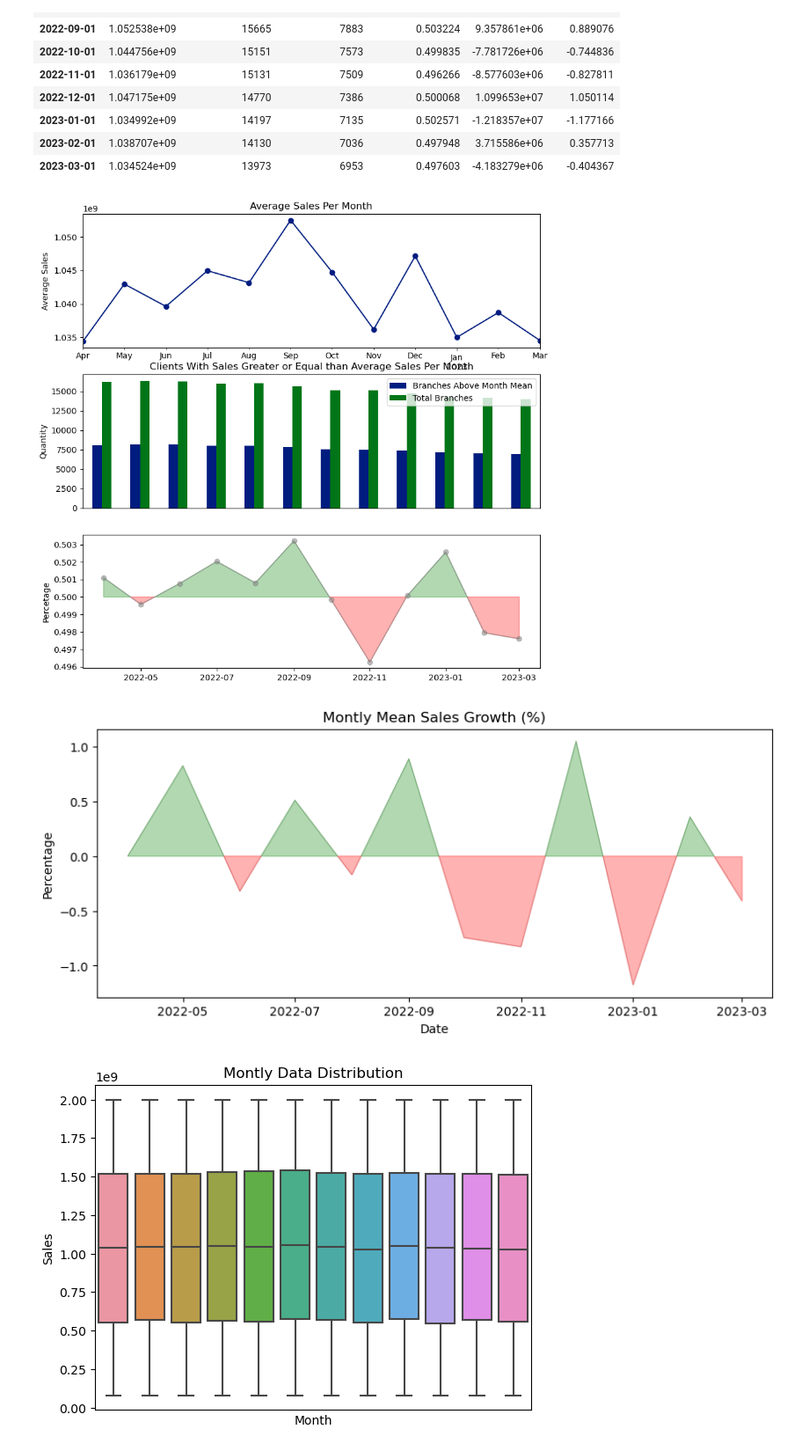
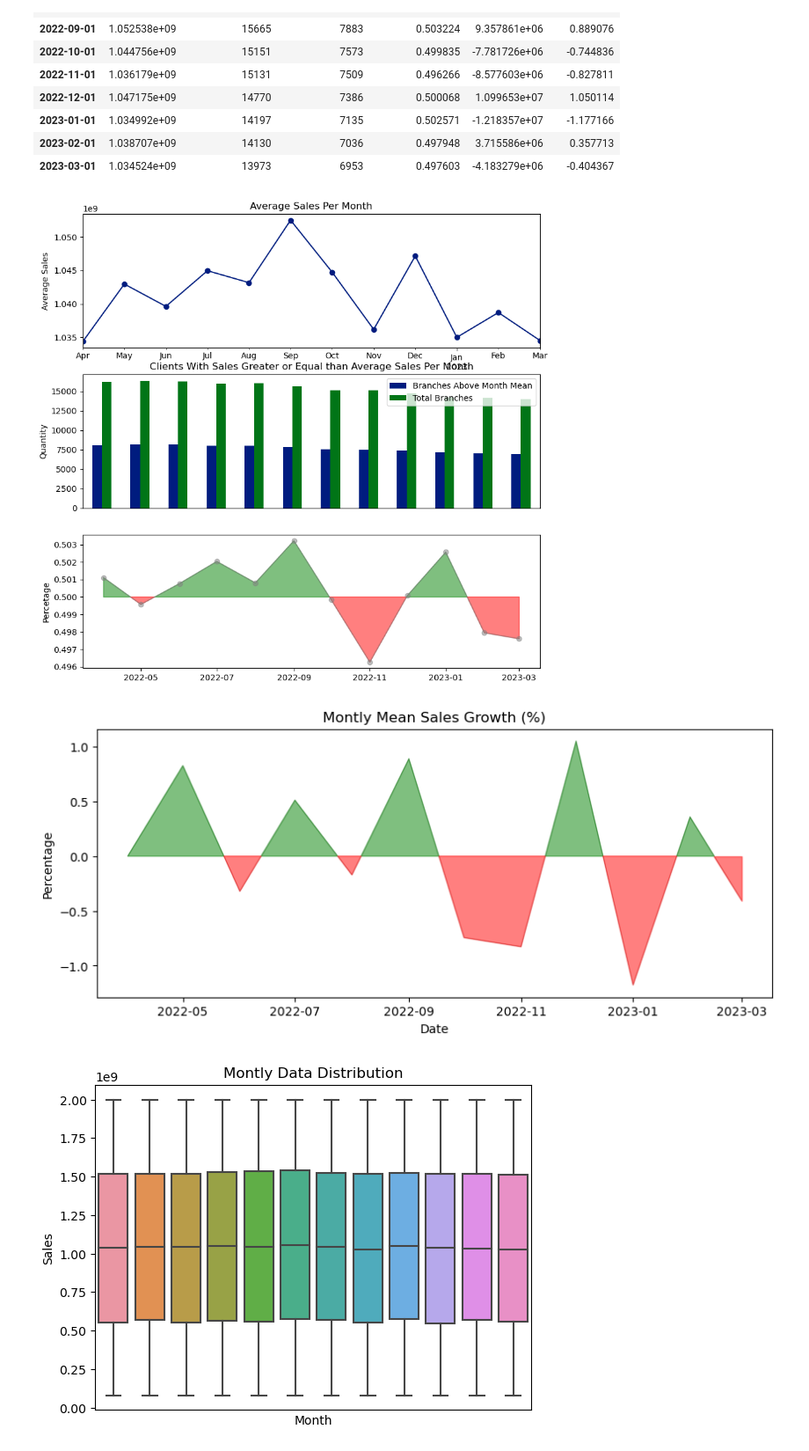
Before and after one commit to El-SebasV/Portfolio, a Jupyter notebook: Sales Forecasting/Sales_Time_Series_Forecast.ipynb, the cells around one changed output. Shown at 88% size. Drawn from its saved outputs; the diff is of its cells as text; code cells hidden in the pictures.

```diff
--- a/Sales Forecasting/Sales_Time_Series_Forecast.ipynb
+++ b/Sales Forecasting/Sales_Time_Series_Forecast.ipynb
@@ -156,18 +156,18 @@ def tweak_df(df):
         .rename(columns = lambda col: col.replace(' ', '_').lower())
         .assign(
             # Margin and growth margin percent
-            margin = df['Sales'] - df['Total Costs'] - df['Commisions'],
-            gm_perc = (df['Sales'] - df['Total Costs'] - df['Commisions']) / df['Sales'],
+            margin = lambda df_: df_.sales - df_.total_costs - df_.commisions,
+            gm_perc = lambda df_: (df_.sales - df_.total_costs - df_.commisions) / df_.sales,
             # Basic 10 bin segmentation
-            segmento = pd.cut(df['Sales'], 10),
+            segmento = lambda df_: pd.cut(df_.sales, 10),
         )
         # Dropping unnecesary columns
         .drop(columns = ['%_gm'])
         .sort_values('date')
     )
 
-df_ = tweak_df(df)
-df_.head()
+sales = tweak_df(df)
+sales.head()
 # %% [output]
 |  | identificador_cliente | nombre_cliente | date | cost_usd | financing_costs | anticipation_cost | ... |
 | 51561 | 510801543 | AAAABBB-6130 | 2022-04-01 | 22521351 | 63546527 | 26308069 | ... |
@@ -189,7 +189,8 @@ def avg_df(df):
     df2 = (df
         .assign(
             # Mark clients with sales greater or equal than mean month sales
-            above_avg_sales = np.where(df.sales >= df_.groupby('date')['sales'].transform('mean'), True, False).astype('bool'),
+            above_avg_sales = lambda df_: np.where(df_.sales >= sales.groupby('date')['sales']
+                                       .transform('mean'), True, False).astype('bool'),
         )
         .groupby('date')
         .agg({'sales' : 'mean', 'identificador_cliente' : 'count', 'above_avg_sales' : 'sum'})
@@ -207,7 +208,7 @@ def avg_df(df):
     )
 
 
-avg_sales = avg_df(df_)
+avg_sales = avg_df(sales)
 avg_sales
 # %% [output]
 |  | mean_sales | total_sales_count | above_avg_sales | clients_abv_mean | growth_qty | growth_perc |
@@ -230,11 +231,15 @@ fig, ax = plt.subplots(nrows = 3, figsize = (10, 10))
 
 # Plots
 avg_sales.plot(y = 'mean_sales', marker = 'o', legend = False, ax = ax[0])
-avg_sales.plot(kind = 'bar', y = ['above_avg_sales', 'total_sales_count'], ax = ax[1], xticks = [], )
+avg_sales.plot.bar(y = ['above_avg_sales', 'total_sales_count'], ax = ax[1], xticks = [])
 
 ax[2].plot(avg_sales.index, avg_sales.clients_abv_mean, marker = 'o', color = 'gray', alpha = 0.5)
-ax[2].fill_between(avg_sales.index, 0.5, avg_sales.clients_abv_mean, where = avg_sales.clients_abv_mean > 0.5, color = 'g', alpha = 0.3, interpolate = True)
-ax[2].fill_between(avg_sales.index, 0.5, avg_sales.clients_abv_mean, where = avg_sales.clients_abv_mean < 0.5, color = 'r', alpha = 0.3, interpolate = True)
+ax[2].fill_between(avg_sales.index, 0.5, avg_sales.clients_abv_mean,
+                   where = avg_sales.clients_abv_mean > 0.5, color = 'g',
+                   alpha = 0.5, interpolate = True)
+ax[2].fill_between(avg_sales.index, 0.5, avg_sales.clients_abv_mean,
+                   where = avg_sales.clients_abv_mean < 0.5, color = 'r',
+                   alpha = 0.5, interpolate = True)
 
 # Plot settings
 ax[0].set_xlabel('')
@@ -250,28 +255,28 @@ ax[2].set_ylabel('Percetage')
 
 plt.show()
 # %% [output]
-[figure, old version]
+[figure, new version]
 # %%
 # Plotting mean sales percent
 plt.figure(figsize = (10, 4))
 
 # Plot / Fill
 plt.plot(avg_sales.index, avg_sales.growth_perc, color = 'black', alpha = 0.3, lw = 0.3)
 
 plt.fill_between(avg_sales.index, 0, avg_sales.growth_perc,
-                 where = avg_sales.growth_perc > 0, color = 'green', alpha = 0.3
+                 where = avg_sales.growth_perc > 0, color = 'green', alpha = 0.5
                  , interpolate = True)
 plt.fill_between(avg_sales.index, 0, avg_sales.growth_perc,
-                 where = avg_sales.growth_perc < 0, color = 'red', alpha = 0.3
+                 where = avg_sales.growth_perc < 0, color = 'red', alpha = 0.5
                  , interpolate = True)
 
 # Settings
 plt.title('Montly Mean Sales Growth (%)')
 plt.xlabel('Date')
 plt.ylabel('Percentage')
 
 plt.show()
 # %% [output]
-[figure, old version]
+[figure, new version]
 # %%
 # Montly data distribution - looking for outliers on each month
```
Also changed, not shown: parts of 11 cells of this notebook.
